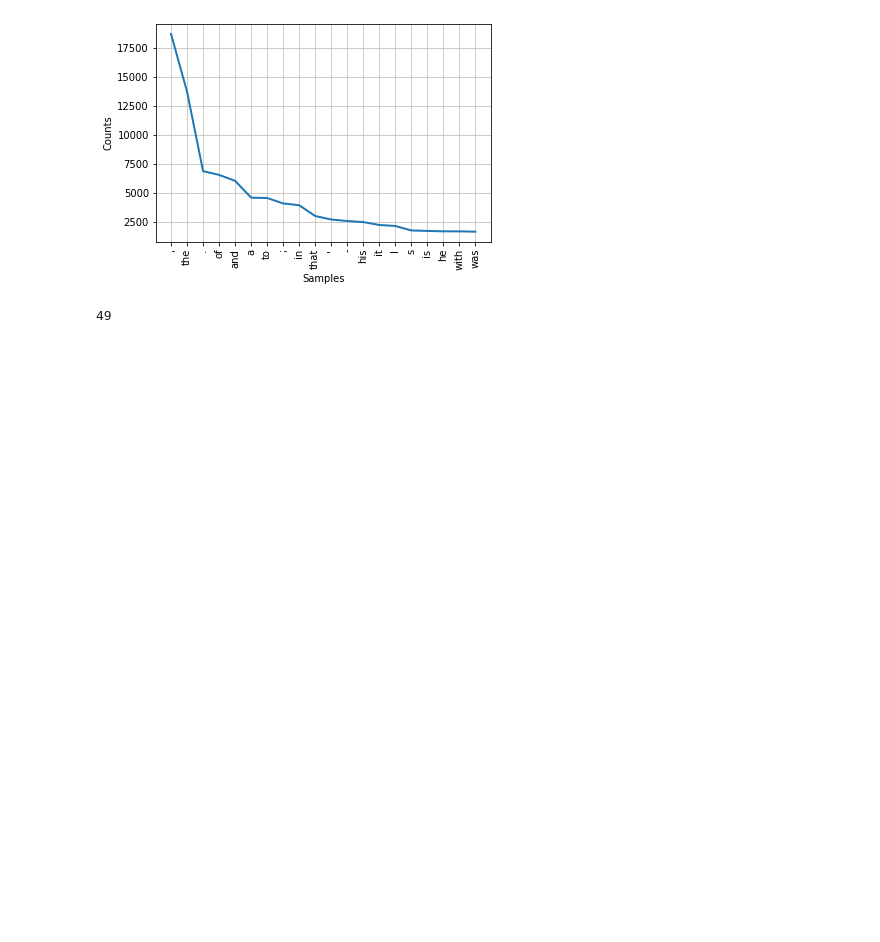
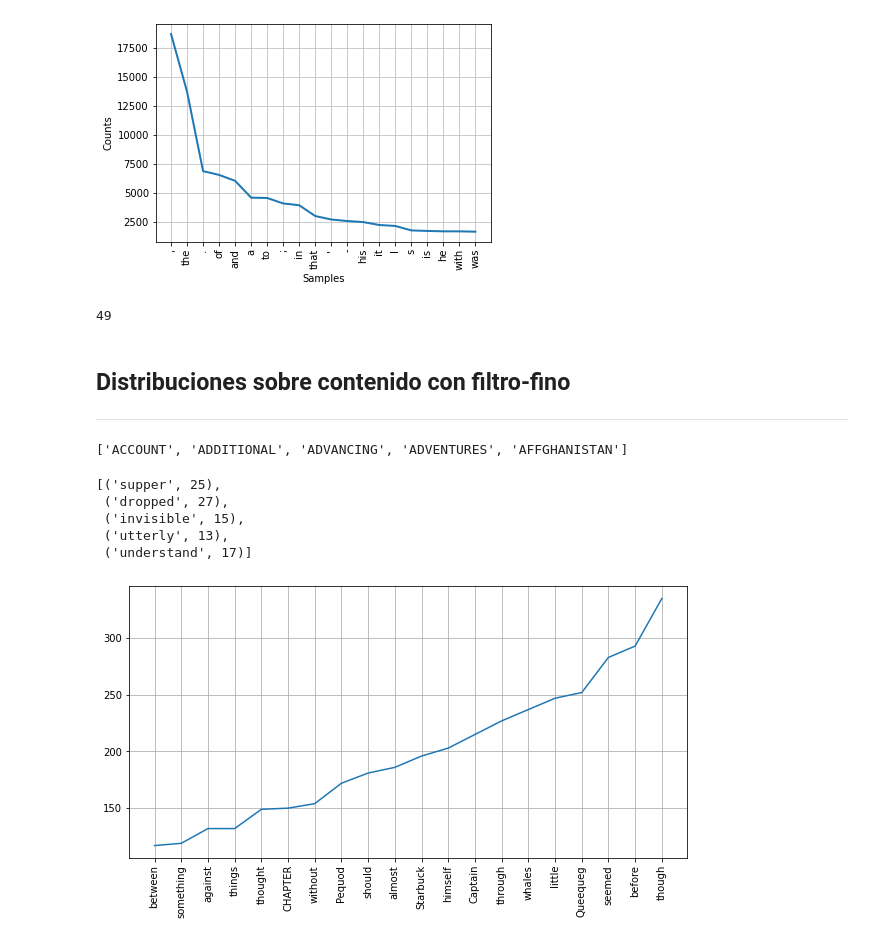
Before and after one commit to HectorFranc/nlp-with-nltk, a Jupyter notebook: 2_EstadisticasEnTextos.ipynb, the cells around one changed output. Saved outputs shown, nothing was run; the diff lists cells and outputs as text; code cells hidden in the pictures; blank space fills up the shorter version.

Commit message:
Análisis con filtro-fino

```diff
--- a/2_EstadisticasEnTextos.ipynb
+++ b/2_EstadisticasEnTextos.ipynb
@@ -135,3 +135,42 @@ fdist.plot(20)
 fdist['monster']
 # %% [output]
 49
+# %% [markdown]
+## Distribuciones sobre contenido con filtro-fino
+---
+# %%
+long_words = [palabra for palabra in text1 if len(palabra)>5]
+vocabulario_filtrado = sorted(set(long_words))
+vocabulario_filtrado[:5]
+# %% [output]
+['ACCOUNT', 'ADDITIONAL', 'ADVANCING', 'ADVENTURES', 'AFFGHANISTAN']
+# %%
+palabras_interesantes = [(palabra, fdist[palabra]) for palabra in set(text1) if len(palabra)>5 and fdist[palabra]>10]
+palabras_interesantes[:5]
+# %% [output]
+[('supper', 25),
+ ('dropped', 27),
+ ('invisible', 15),
+ ('utterly', 13),
+ ('understand', 17)]
+# %%
+dtypes = [('word', 'S10'), ('frequency', int)]
+palabras_interesantes = np.array(palabras_interesantes, dtype=dtypes)
+# %%
+palabras_interesantes = np.sort(palabras_interesantes, order='frequency')
+# %%
+top_words = 20
+
+x = np.arange(len(palabras_interesantes[-top_words:]))
+y = [freq[1] for freq in palabras_interesantes[-top_words:]]
+
+plt.figure(figsize=(10, 5))
+
+plt.plot(x, y)
+plt.grid(True)
+
+plt.xticks(x, [str(freq[0], encoding='UTF-8') for freq in palabras_interesantes[-top_words:]], rotation='vertical')
+
+plt.show()
+# %% [output]
+[figure, added]
```
Also changed, not shown: parts of 1 cell of this notebook.
